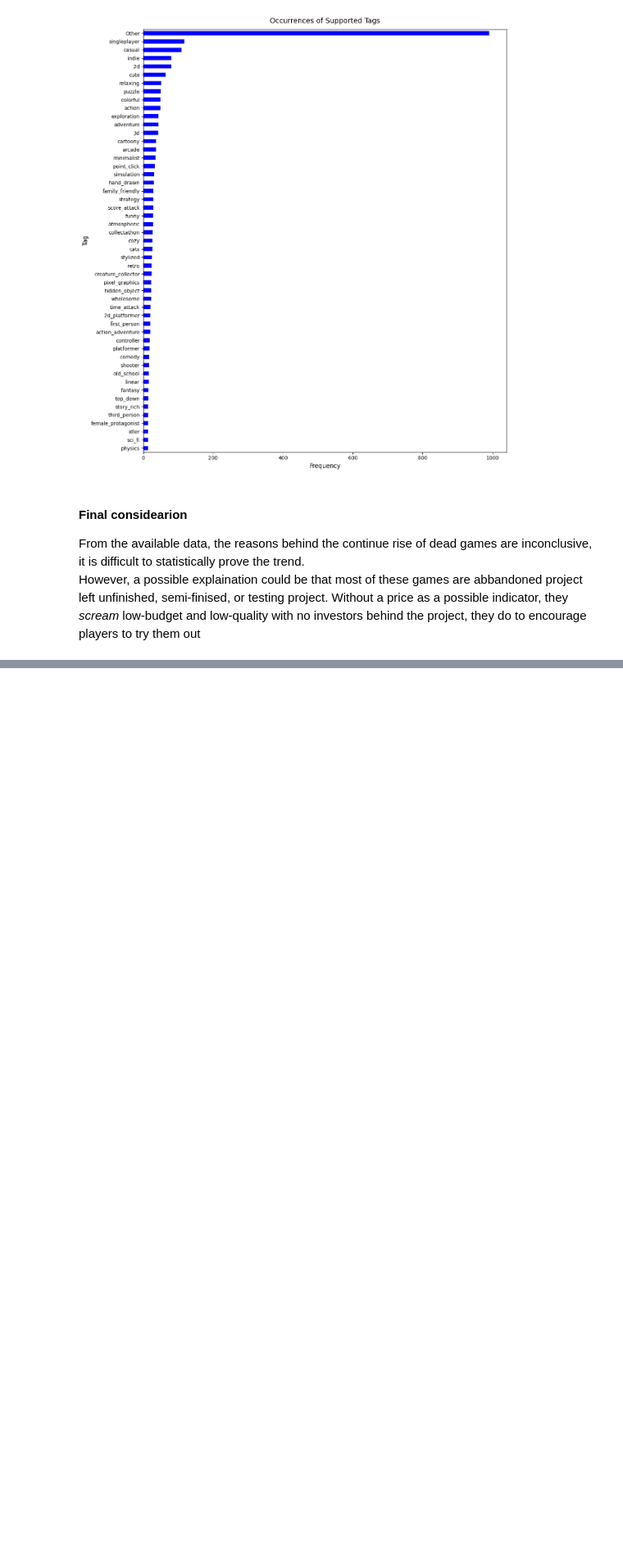
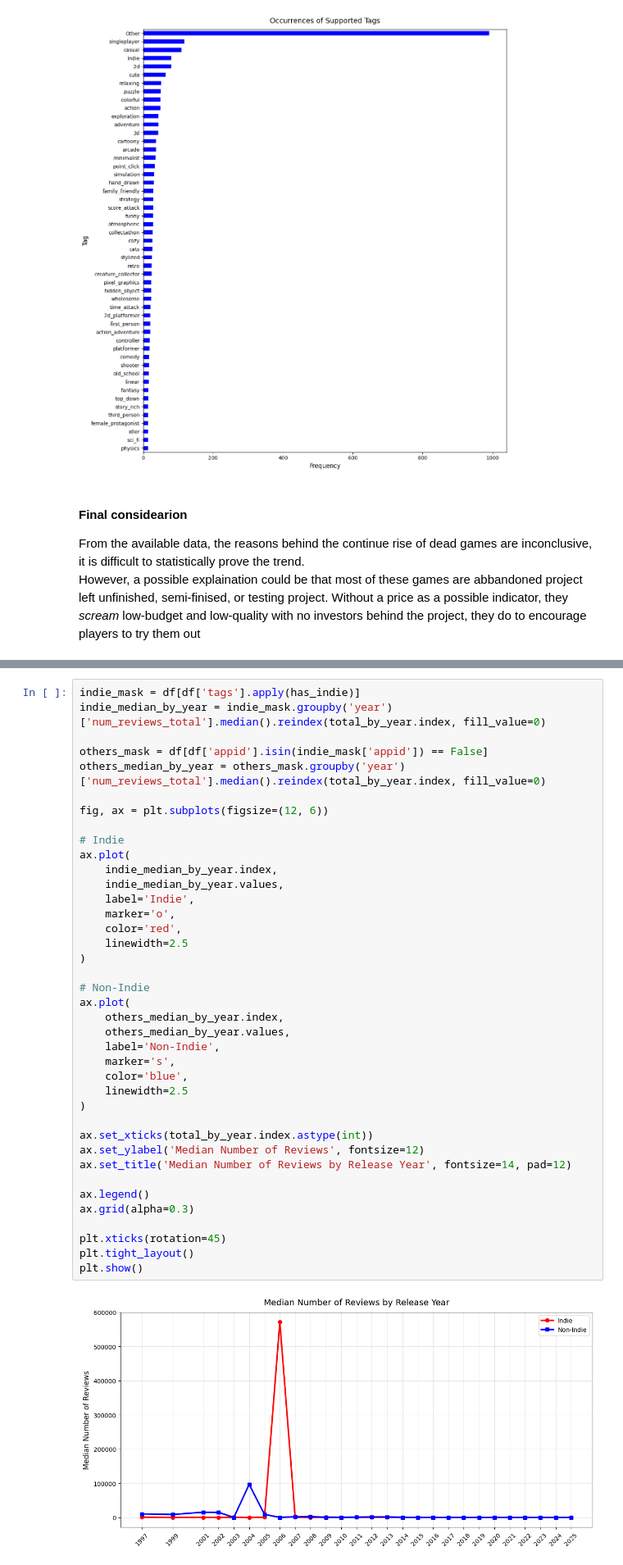
Before and after one commit to Jingrui-Zhu/SLDV, a Jupyter notebook: data_analysis.ipynb, the cells around one changed output, grey strips where cells are left out. Shown at 82% size. Drawn from its saved outputs; the diff is of its cells as text; blank space fills up the shorter version.

```diff
--- a/data_analysis.ipynb
+++ b/data_analysis.ipynb
@@ -213,0 +301,41 @@ How does the ease of publishing low-budget games, so called, indie games changed
+# %%
+indie_mask = df[df['tags'].apply(has_indie)]
+indie_median_by_year = indie_mask.groupby('year')['num_reviews_total'].median().reindex(total_by_year.index, fill_value=0)
+
+others_mask = df[df['appid'].isin(indie_mask['appid']) == False]
+others_median_by_year = others_mask.groupby('year')['num_reviews_total'].median().reindex(total_by_year.index, fill_value=0)
+
+fig, ax = plt.subplots(figsize=(12, 6))
+
+# Indie
+ax.plot(
+    indie_median_by_year.index,
+    indie_median_by_year.values,
+    label='Indie',
+    marker='o',
+    color='red',
+    linewidth=2.5
+)
+
+# Non-Indie
+ax.plot(
+    others_median_by_year.index,
+    others_median_by_year.values,
+    label='Non-Indie',
+    marker='s',
+    color='blue',
+    linewidth=2.5
+)
+
+ax.set_xticks(total_by_year.index.astype(int))
+ax.set_ylabel('Median Number of Reviews', fontsize=12)
+ax.set_title('Median Number of Reviews by Release Year', fontsize=14, pad=12)
+
+ax.legend()
+ax.grid(alpha=0.3)
+
+plt.xticks(rotation=45)
+plt.tight_layout()
+plt.show()
+# %% [output]
+[figure, added]
```
Also changed, not shown: parts of 6 cells of this notebook.
